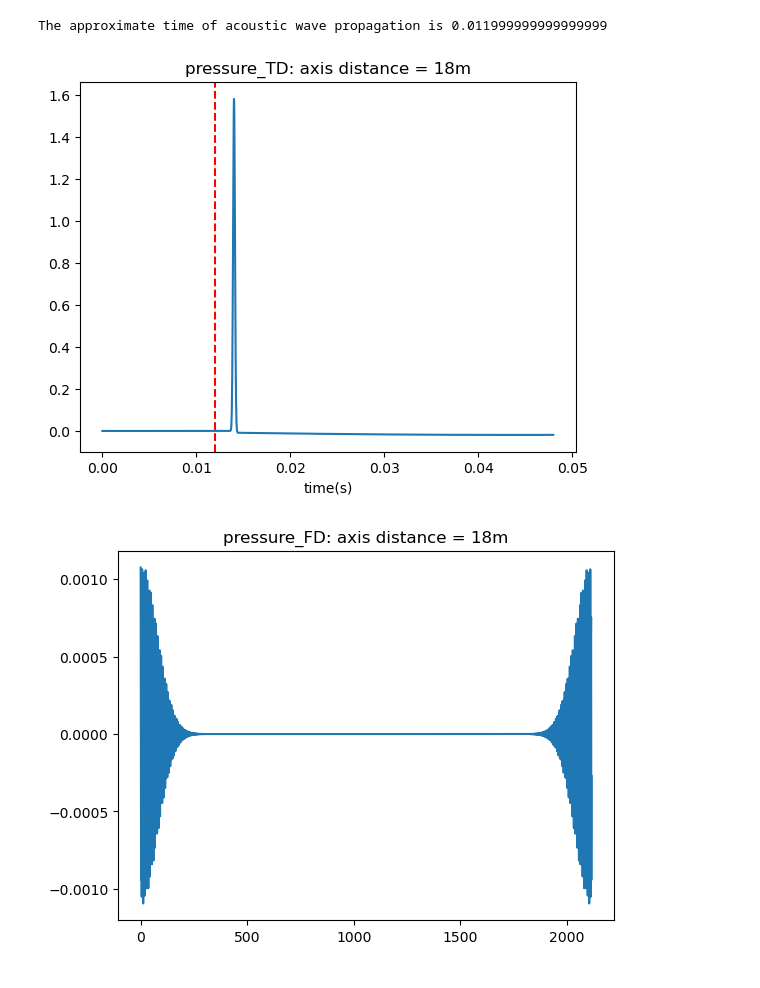
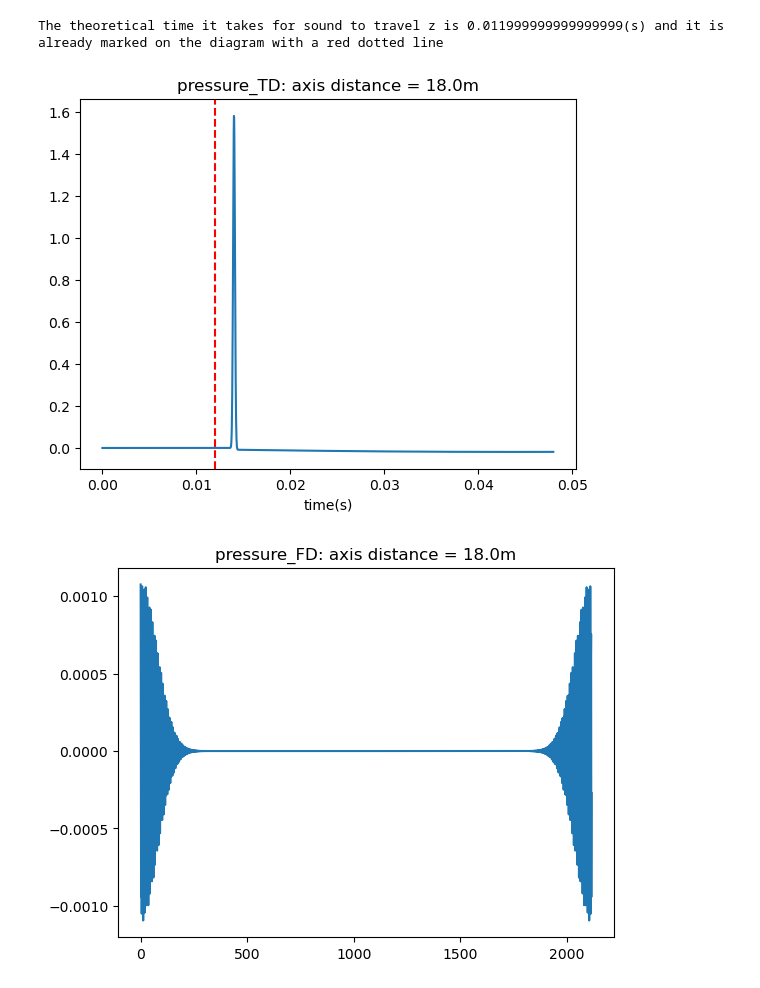
Before and after one commit to LiRayX/AcousticalWaveModels, a Jupyter notebook: acoustic_wave_models.ipynb, the cells around one changed output. Cells and saved outputs as stored; diff of their text form; code cells hidden in the pictures.

```diff
--- a/acoustic_wave_models.ipynb
+++ b/acoustic_wave_models.ipynb
@@ -174,35 +174,35 @@ def Solver_SimplifiedModel(T, fs, pulse, m, R, c ,rho, _num_terms, r, z, time_ra
 # %%
 # table of parameters
 T = 0.004    # pulse duration (s)
 fs = 44100   # sample rate of pulse (Hz)
 h = 3       # height of pulse
 m = 1.2      # parameter for EWM, m = 0 means no need to use exponential window
 R = 1        # radius of pipe (m)
 c = 1.5      # speed of sound in fluid (km/s)
 num_terms = 8  # terms of Bessel function at least 8
 rho = 1.0    # density of fluid
 z = 0.018     # axis distance from the source (km)
 r = 0.5      # radius distance from the source
 time_range = 0.048 #the time domain we need, recommend integer times of T (s)
 id = 1      #id = 0 rectangle, id = 1 gaussian
 #init pulse
 pulse = pulse_init(T, fs, id)
 # Call the Solver function
 displacement, pressure, displacement_response, pressure_response, t = Solver_SimplifiedModel(T, fs, pulse, m, R, c ,rho, num_terms, r, z, time_range)
-print('The approximate time of acoustic wave propagation is',z/c)
+print(f'The theoretical time it takes for sound to travel z is {z/c}(s) and it is already marked on the diagram with a red dotted line')
 plt.figure(1)
 plt.plot(t,pressure)
 plt.axvline(x=z/c, color='red', linestyle='--')
-plt.title('pressure_TD: axis distance = 18m')
+plt.title(f'pressure_TD: axis distance = {1000*z}m')
 plt.xlabel('time(s)')
 plt.figure(2)
 plt.plot(pressure_response)
-plt.title('pressure_FD: axis distance = 18m')
+plt.title(f'pressure_FD: axis distance = {1000*z}m')
 plt.show()
 # %% [output]
-The approximate time of acoustic wave propagation is 0.011999999999999999
+The theoretical time it takes for sound to travel z is 0.011999999999999999(s) and it is already marked on the diagram with a red dotted line
-[figure, old version]
+[figure, new version]
-[figure, old version]
+[figure, new version]
 # %%
 # table of parameters
 T = 0.004    # pulse duration (s)
```
Also changed, not shown: parts of 1 cell of this notebook.
